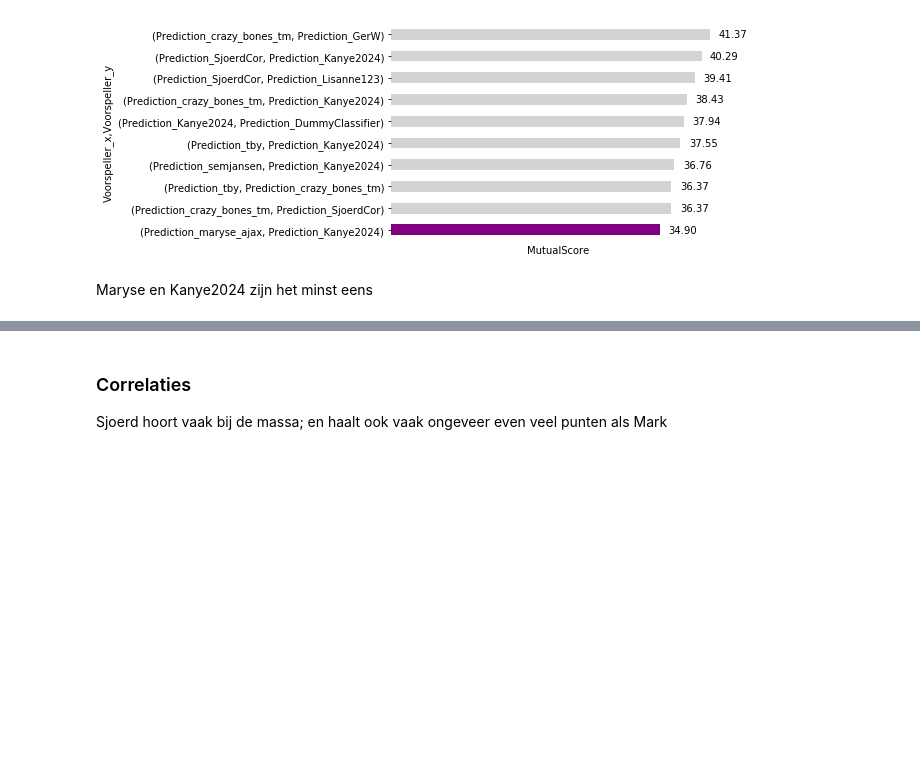
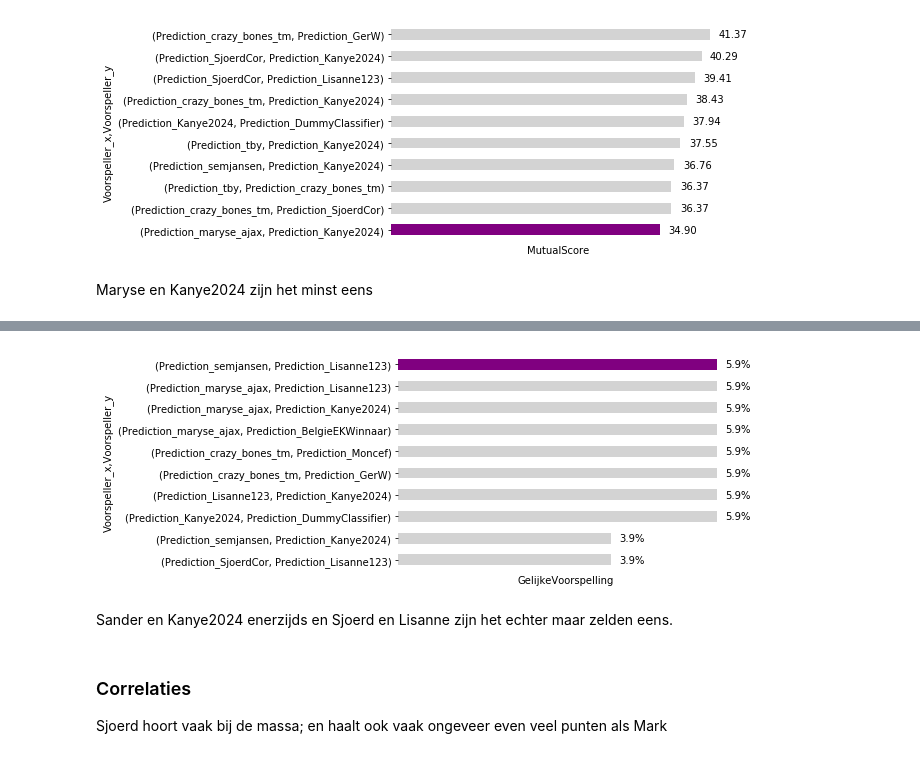
Before and after one commit to SjoerdCor/AFMEKpool, a Jupyter notebook: EKPoolAFM.ipynb, the cells around one changed output, grey strips where cells are left out. Saved outputs shown, nothing was run; the diff lists cells and outputs as text; code cells hidden in the pictures; blank space fills up the shorter version.

```diff
--- a/EKPoolAFM.ipynb
+++ b/EKPoolAFM.ipynb
@@ -310,3 +328,10 @@ Maryse en Kanye2024 zijn het minst eens
+# %%
+overeenkomst_no_dummies['GelijkeVoorspelling'].nsmallest(10).pipe(micplot.visualize, strfmt='.1%')
+plt.show()
+# %% [output]
+[figure, added]
+# %% [markdown]
+Sander en Kanye2024 enerzijds en Sjoerd en Lisanne zijn het echter maar zelden eens.
 # %% [markdown]
 ### Correlaties
 Sjoerd hoort vaak bij de massa; en haalt ook vaak ongeveer even veel punten als Mark
```
Also changed, not shown: parts of 8 cells of this notebook.
